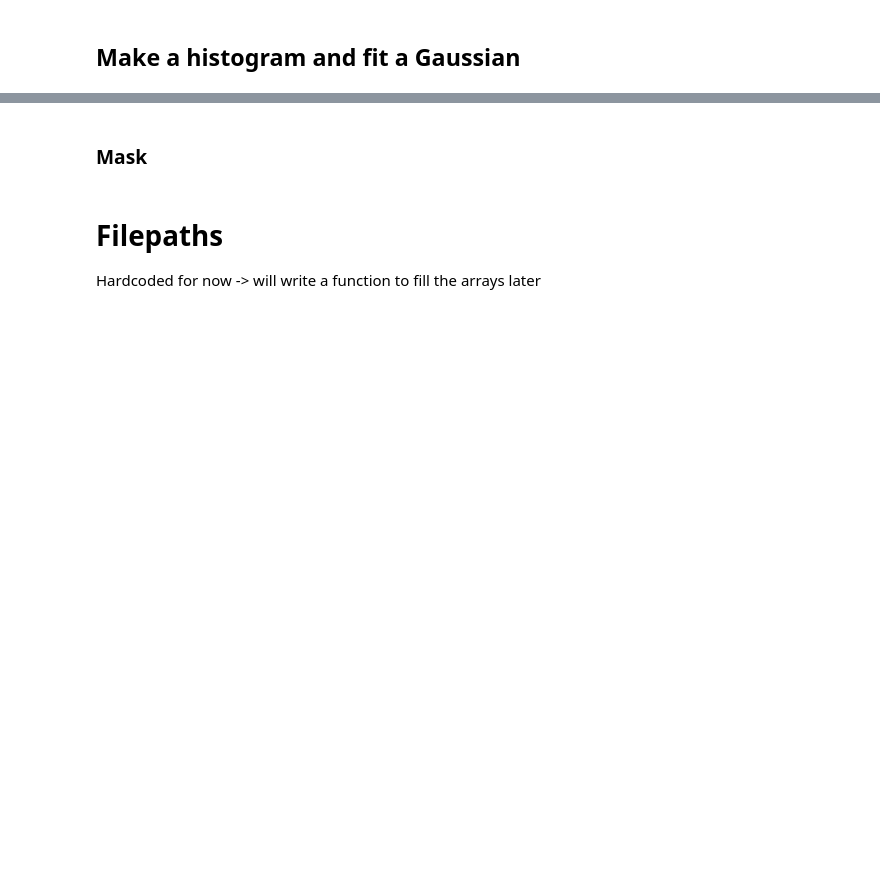
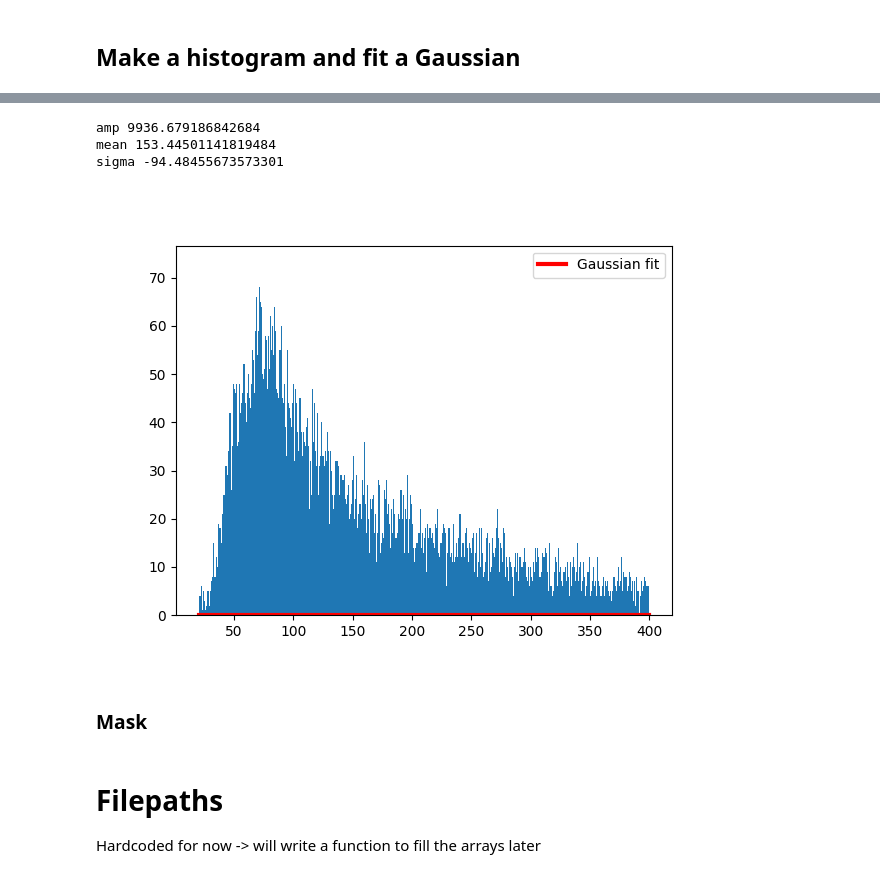
Before and after one commit to luisepevestorff/CheopsCosmics, a Jupyter notebook: Cheops_Cosmic_Clean.ipynb, the cells around one changed output, grey strips where cells are left out. Cells and saved outputs as stored; diff of their text form; code cells hidden in the pictures; blank space fills up the shorter version.

```diff
--- a/Cheops_Cosmic_Clean.ipynb
+++ b/Cheops_Cosmic_Clean.ipynb
@@ -338,22 +354,27 @@ plt.close()
 # %%
 n, bins, patches = plt.hist(flattened_Array_Gauss, bins=1000)
-x = np.linspace(20,250,1000)
+x = np.linspace(20,400,1000)
 y = n
 
 mu = np.mean(flattened_Array_Gauss)
 std = np.std(flattened_Array_Gauss)
 
 def gauss(x,amp,mu,sigma):
     return amp*np.exp(-(x-mu)**2/2*sigma**2)
 
-popt,pcov=curve_fit(gauss,x,y,p0=[120, mu, std])
+popt,pcov=curve_fit(gauss,x,y,p0=[150, mu, std])
 
 plt.plot(x,gauss(x,*popt),color='red',lw= 3,label='Gaussian fit')
 print('amp',popt[0])
 print('mean',popt[1])
 print('sigma',popt[2])
 plt.legend()
 plt.show()
+# %% [output]
+amp 9936.679186842684
+mean 153.44501141819484
+sigma -94.48455673573301
+[figure, added]
 # %%
 plt.close()
 # %% [markdown]
```
Also changed, not shown: parts of 14 cells of this notebook, 13 other files.
